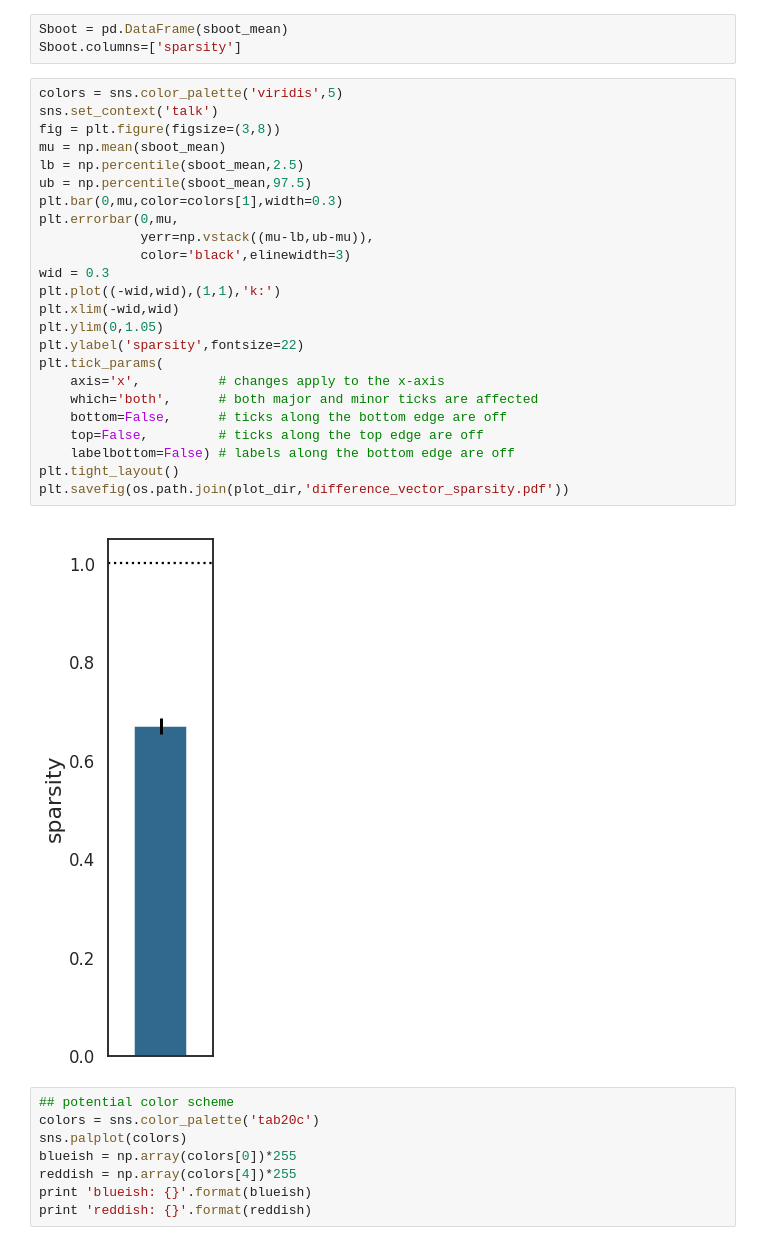
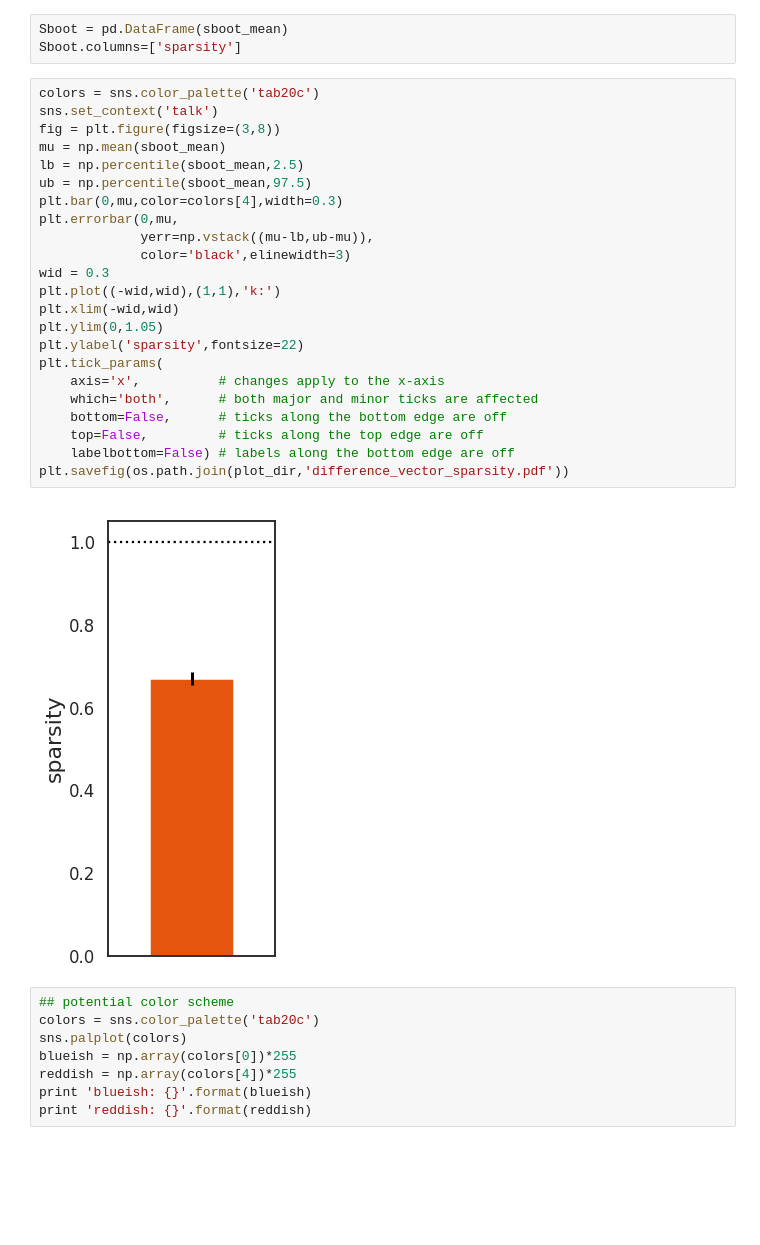
Before and after one commit to cogtoolslab/semantic_parts, a Jupyter notebook: analysis/jefan/semantic_parts_feature_analysis.ipynb, the cells around one changed output. Drawn from its saved outputs; the diff is of its cells as text; blank space fills up the shorter version.

Commit message:
change color of sparsity bar

```diff
--- a/analysis/jefan/semantic_parts_feature_analysis.ipynb
+++ b/analysis/jefan/semantic_parts_feature_analysis.ipynb
@@ -521,31 +521,30 @@ Running bootstrap iteration 999 of 1000
 Sboot = pd.DataFrame(sboot_mean)
 Sboot.columns=['sparsity']
 # %%
-colors = sns.color_palette('viridis',5)
+colors = sns.color_palette('tab20c')
 sns.set_context('talk')
 fig = plt.figure(figsize=(3,8))
 mu = np.mean(sboot_mean)
 lb = np.percentile(sboot_mean,2.5)
 ub = np.percentile(sboot_mean,97.5)
-plt.bar(0,mu,color=colors[1],width=0.3)
+plt.bar(0,mu,color=colors[4],width=0.3)
 plt.errorbar(0,mu,
              yerr=np.vstack((mu-lb,ub-mu)),
              color='black',elinewidth=3)
 wid = 0.3
 plt.plot((-wid,wid),(1,1),'k:')
 plt.xlim(-wid,wid)
 plt.ylim(0,1.05)
 plt.ylabel('sparsity',fontsize=22)
 plt.tick_params(
     axis='x',          # changes apply to the x-axis
     which='both',      # both major and minor ticks are affected
     bottom=False,      # ticks along the bottom edge are off
     top=False,         # ticks along the top edge are off
     labelbottom=False) # labels along the bottom edge are off
-plt.tight_layout()
 plt.savefig(os.path.join(plot_dir,'difference_vector_sparsity.pdf'))
 # %% [output]
-[figure, old version]
+[figure, new version]
 # %%
 ## potential color scheme
 colors = sns.color_palette('tab20c')
```
Also changed, not shown: 1 other file.
